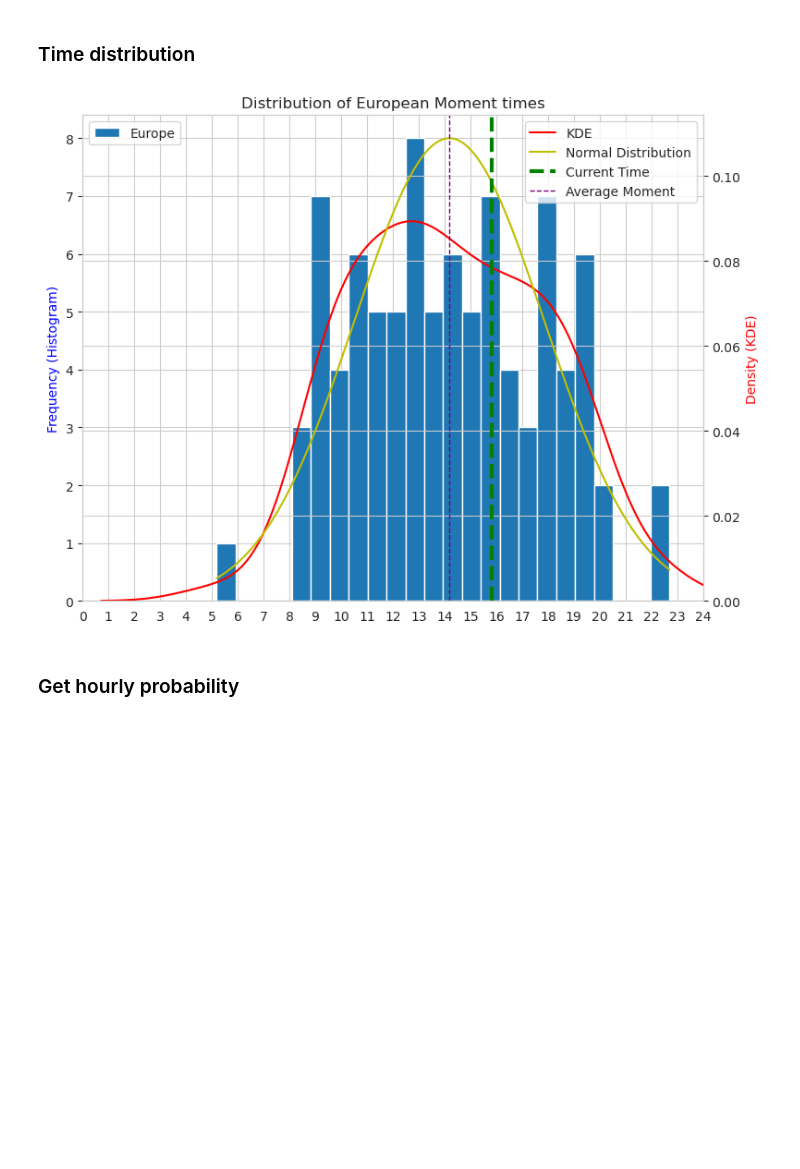
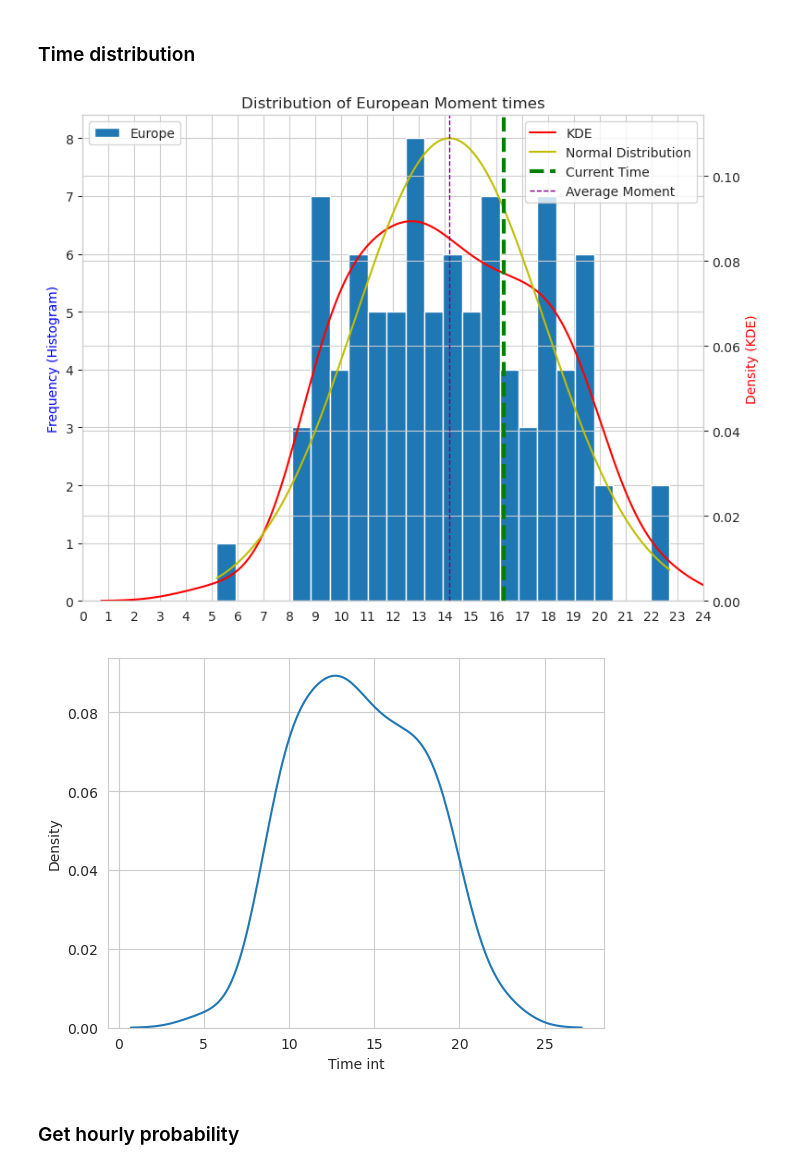
Before and after one commit to CallumAlexander/BeReal.-Analysis, a Jupyter notebook: notebook.ipynb, the cells around one changed output. Cells and saved outputs as stored; diff of their text form; code cells hidden in the pictures; blank space fills up the shorter version.

```diff
--- a/notebook.ipynb
+++ b/notebook.ipynb
@@ -115,30 +115,33 @@ plt.show()
 # %%
 current_time = datetime.now()
 current_time = current_time.hour + current_time.minute / 60 + current_time.second / 3600
 
 mean, std = europe['Time int'].mean(), europe['Time int'].std()
 xmin, xmax = europe['Time int'].min(), europe['Time int'].max()
 x = np.linspace(xmin, xmax, 1000)
 pdf = norm.pdf(x, mean, std)
 
 fig, ax1 = plt.subplots(figsize=(8, 6))
 ax1.hist(europe['Time int'], bins=24, label='Europe')
 plt.xlim(0, 24)
 plt.xticks(range(25))
 ax2 = ax1.twinx()
 sns.kdeplot(europe['Time int'], ax=ax2, color='r', label='KDE')
 ax2.plot(x, pdf, color='y', label='Normal Distribution')
 ax1.set_ylabel('Frequency (Histogram)', color='blue')
 ax2.set_ylabel('Density (KDE)', color='red')
 plt.title('Distribution of European Moment times')
 plt.axvline(current_time, color='green', linestyle='--', linewidth=3, label='Current Time')
 plt.axvline(mean_moment, color='purple', linestyle='--', linewidth=1, label='Average Moment')
 ax1.legend(loc='upper left')
 ax2.legend(loc='upper right')
 plt.tight_layout()
 plt.show()
+
+kde_data_europe_time_int = sns.kdeplot(europe['Time int']).get_lines()[0].get_data()
 # %% [output]
-[figure, old version]
+[figure, new version]
+[figure, added]
 # %% [markdown]
 ### Get hourly probability
 # %%
```
Also changed, not shown: parts of 5 cells of this notebook.
